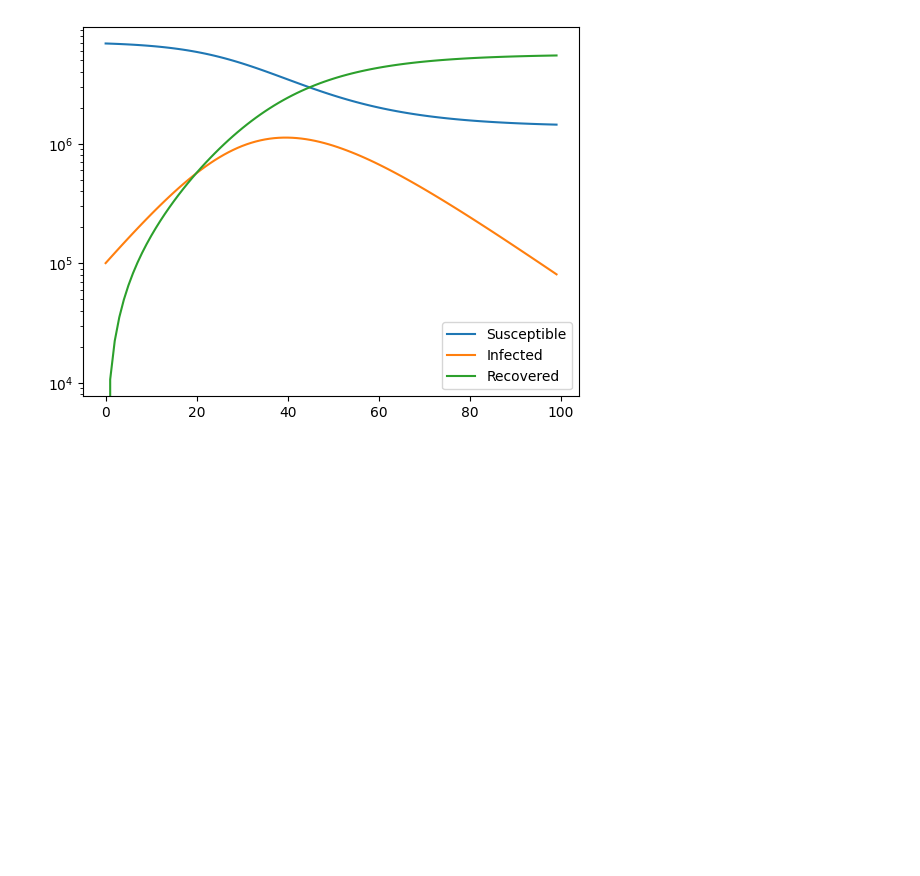
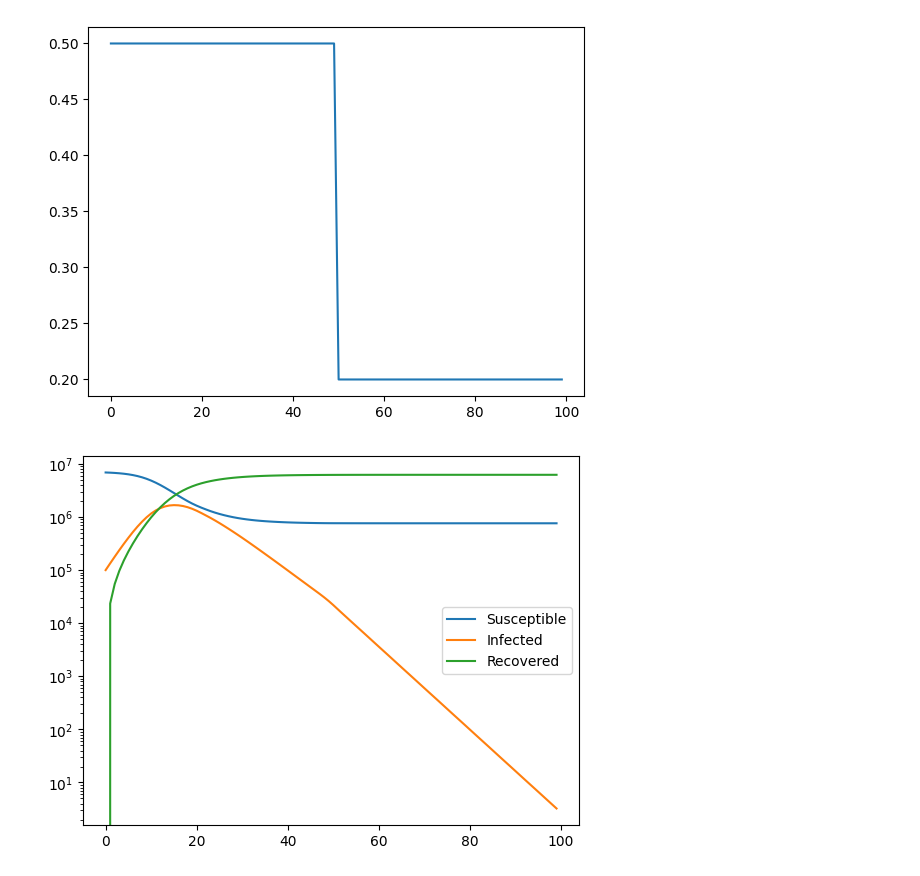
Before and after one commit to atiumcache/PF_forecast, a Jupyter notebook: juptyer notebooks/JacobianAndSim.ipynb, the cells around one changed output. Cells and saved outputs as stored; diff of their text form; code cells hidden in the pictures; blank space fills up the shorter version.

```diff
--- a/juptyer notebooks/JacobianAndSim.ipynb
+++ b/juptyer notebooks/JacobianAndSim.ipynb
@@ -8,45 +8,50 @@ import matplotlib.pyplot as plt
 '''This is the model, N is the total population'''
 N = 7_000_000
 
+def beta_func(t):
+    if(t < 50):
+        return 0.5;
+    return 0.2;
 
+betas= np.array([beta_func(t) for t in range(100)])
+plt.plot(betas)
+plt.show()
 
 def RHS(t,state,beta,gamma):
 
     S,I,R = state
 
-    dS = -beta*S * I/N
-    dI = beta*S*I/N - gamma * I
+    dS = -beta(t)*S * I/N
+    dI = beta(t)*S*I/N - gamma * I
     dR = gamma * I
 
     return np.array([dS,dI,dR])
 
 
-
-
-
-C  = sym.symbols('state[0], state[1],state[2]')
-t0 = sym.symbols('t0')
-beta = sym.symbols('beta')
-gamma = sym.symbols('gamma')
-ydot = RHS(t0,C,beta,gamma)
-J = sym.Matrix(ydot).jacobian(C)
-J_func = sym.lambdify((t0,C,beta,gamma), J)
+# C  = sym.symbols('state[0], state[1],state[2]')
+# t0 = sym.symbols('t0')
+# beta = sym.symbols('beta')
+# gamma = sym.symbols('gamma')
+# ydot = RHS(t0,C,beta,gamma)
+# J = sym.Matrix(ydot).jacobian(C)
+# J_func = sym.lambdify((t0,C,beta,gamma), J)
 
 
 initial_infected = 100_000
 t_span = (0.0, 100.0)
 y0 = [7_000_000-initial_infected,initial_infected,0]
-result_solve_ivp = solve_ivp(RHS, t_span, y0,args=(0.2,0.1),t_eval = np.linspace(0,100,100),method= 'Radau',jac=J_func)
+result_solve_ivp = solve_ivp(RHS, t_span, y0,args=(beta_func,0.2),t_eval = np.linspace(0,100,100))
 
 labels = ['Susceptible','Infected','Recovered']
 
 sim_data = result_solve_ivp.y[1,:]
 plt.yscale('log')
 for i in range(3):
     plt.plot(np.arange(0,100),result_solve_ivp.y[i,:],label = labels[i])
 
 plt.legend()
 
 pd.DataFrame(sim_data).to_csv('../datasets/SIR_SIM_DATA.csv')
 # %% [output]
-[figure, old version]
+[figure, new version]
+[figure, added]
```
Also changed, not shown: 17 other files.
